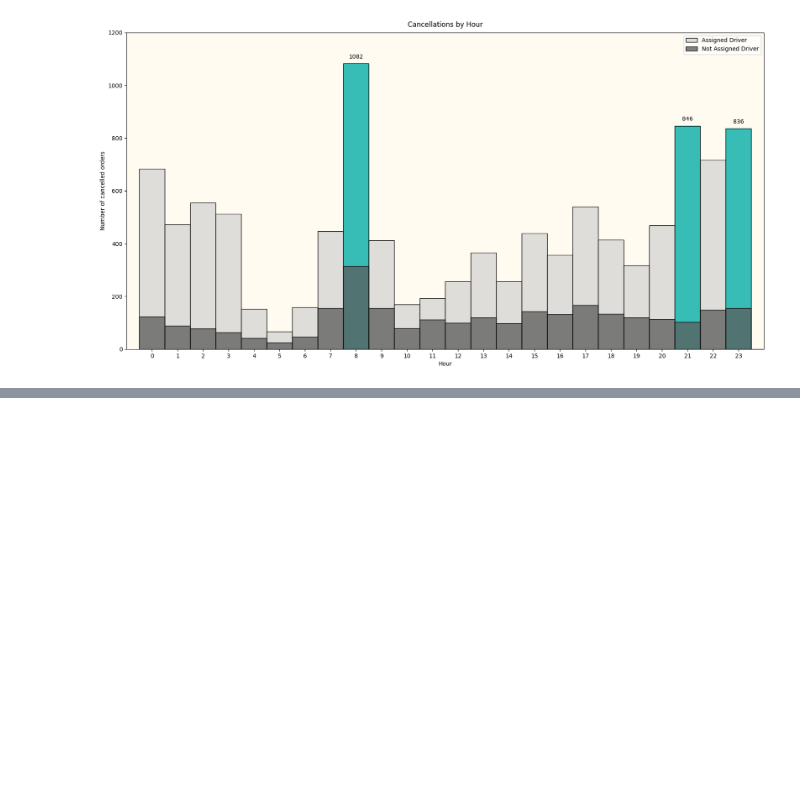
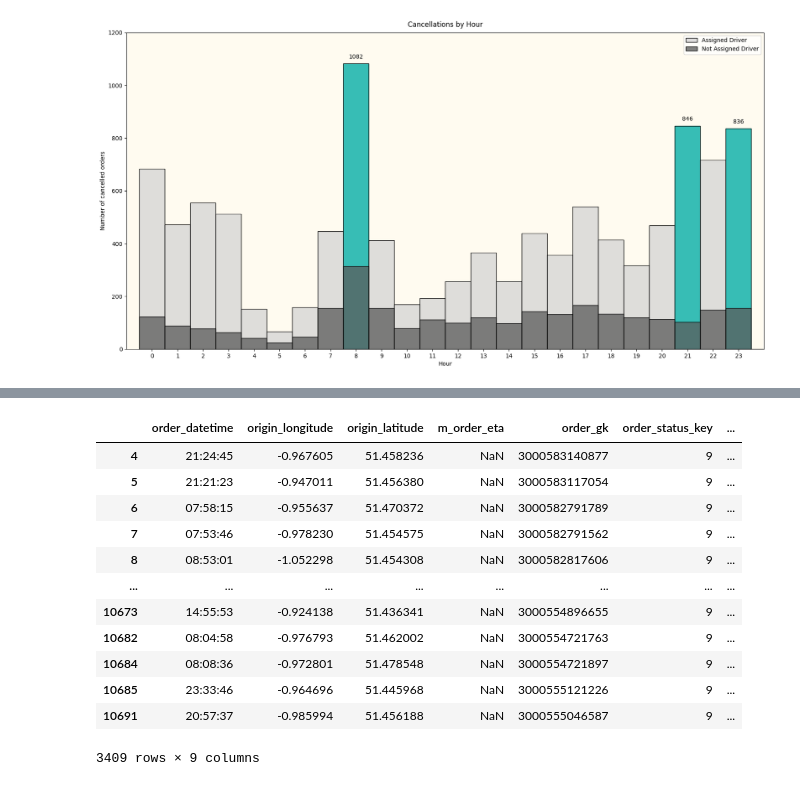
Before and after one commit to ArnaudBorrens/Gett_project, a Jupyter notebook: data_cleaning.ipynb, the cells around one changed output, grey strips where cells are left out. Saved outputs shown, nothing was run; the diff lists cells and outputs as text; code cells hidden in the pictures; blank space fills up the shorter version.

```diff
--- a/data_cleaning.ipynb
+++ b/data_cleaning.ipynb
@@ -330,0 +331,18 @@ plt.show()
+# %%
+system_cancelled_df = df_orders[df_orders['order_status_key'] == 9]
+
+system_cancelled_df
+# %% [output]
+|  | order_datetime | origin_longitude | origin_latitude | m_order_eta | order_gk | order_status_key | ... |
+| 4 | 21:24:45 | -0.967605 | 51.458236 | NaN | 3000583140877 | 9 | ... |
+| 5 | 21:21:23 | -0.947011 | 51.456380 | NaN | 3000583117054 | 9 | ... |
+| 6 | 07:58:15 | -0.955637 | 51.470372 | NaN | 3000582791789 | 9 | ... |
+| 7 | 07:53:46 | -0.978230 | 51.454575 | NaN | 3000582791562 | 9 | ... |
+| 8 | 08:53:01 | -1.052298 | 51.454308 | NaN | 3000582817606 | 9 | ... |
+| ... | ... | ... | ... | ... | ... | ... | ... |
+| 10673 | 14:55:53 | -0.924138 | 51.436341 | NaN | 3000554896655 | 9 | ... |
+| 10682 | 08:04:58 | -0.976793 | 51.462002 | NaN | 3000554721763 | 9 | ... |
+| 10684 | 08:08:36 | -0.972801 | 51.478548 | NaN | 3000554721897 | 9 | ... |
+| 10685 | 23:33:46 | -0.964696 | 51.445968 | NaN | 3000555121226 | 9 | ... |
+| 10691 | 20:57:37 | -0.985994 | 51.456188 | NaN | 3000555046587 | 9 | ... |
+3409 rows × 9 columns
```
Also changed, not shown: parts of 3 cells of this notebook.
